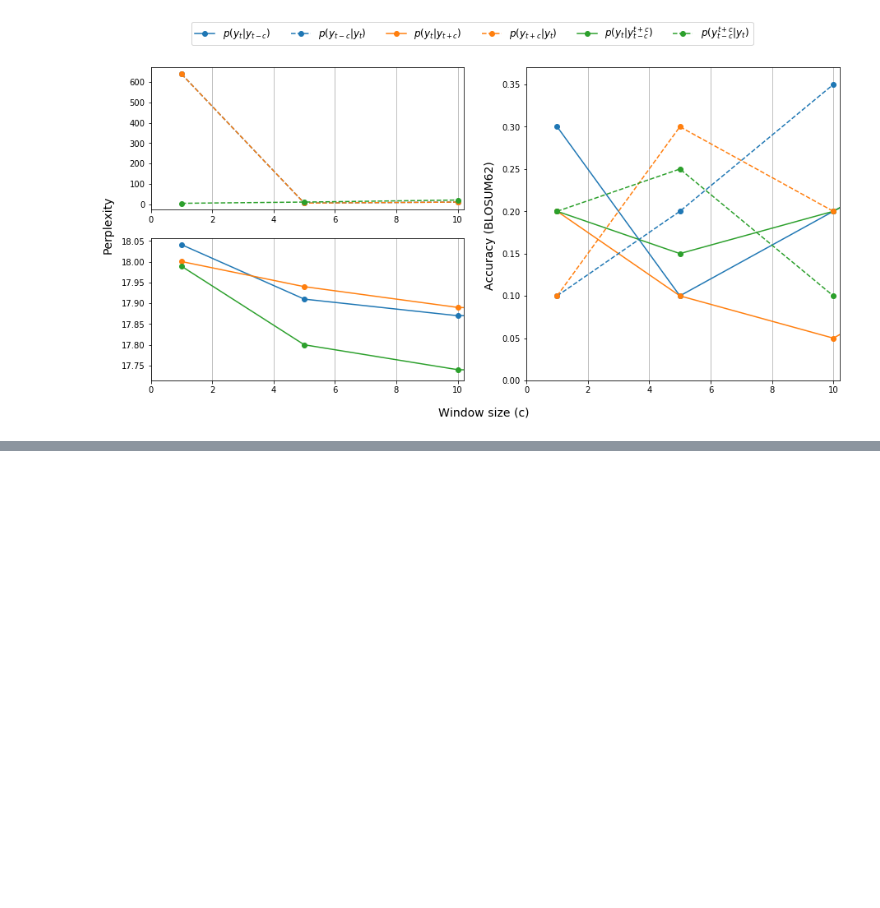
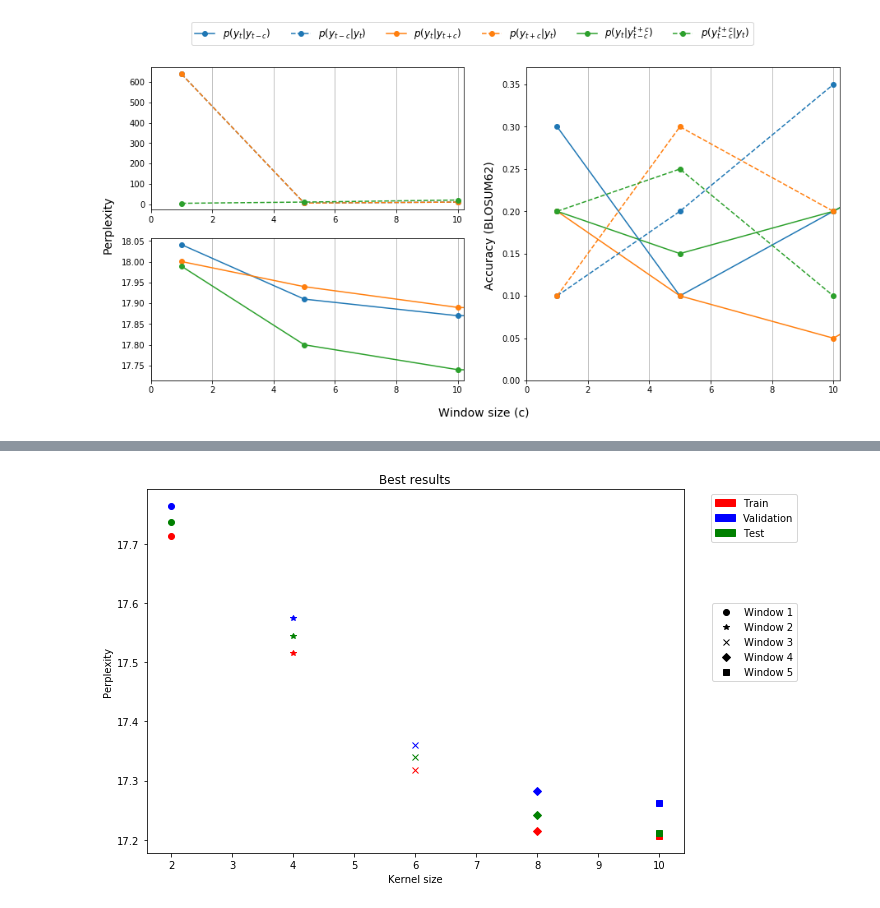
Before and after one commit to mari756h/The_unemployed_cells, a Jupyter notebook: notebooks/Visualize.ipynb, the cells around one changed output, grey strips where cells are left out. Saved outputs shown, nothing was run; the diff lists cells and outputs as text; code cells hidden in the pictures; blank space fills up the shorter version.

```diff
--- a/notebooks/Visualize.ipynb
+++ b/notebooks/Visualize.ipynb
@@ -123,0 +267,3 @@ plt.savefig(wkdir+'performances.pdf', dpi=1000)
+# %%
+df_cnn = pd.read_excel(wkdir+'results_loss_perp_acc.xlsx', sheet_name='cnn')
+df_cnn = df_cnn.dropna(how='all')
@@ -123,0 +272,3 @@ plt.savefig(wkdir+'performances.pdf', dpi=1000)
+# %%
+idx = df_cnn.groupby(['Window'])['Test Perplexity'].transform(min) == df_cnn['Test Perplexity']
+df_cnn_1 = df_cnn[idx]#.drop(20, axis=0)
@@ -123,0 +284,21 @@ plt.savefig(wkdir+'performances.pdf', dpi=1000)
+# %%
+fig = plt.figure(figsize=(10,6))
+ax = fig.add_subplot(111)
+
+for window, marker in window_symbols.items():
+    df_cnn_filter = df_cnn_1[(df_cnn.Window == window) & (df_cnn["Kernel size"] == window*2)]
+    ax.plot(df_cnn_filter['Kernel size'], df_cnn_filter['Train Perplexity'], marker, color=data_colors['Train'], label="Train")
+    ax.plot(df_cnn_filter['Kernel size'], df_cnn_filter['Val Perplexity'], marker, color=data_colors['Validation'], label="Validation")
+    ax.plot(df_cnn_filter['Kernel size'], df_cnn_filter['Test Perplexity'], marker, color=data_colors['Test'], label="Test")
+
+plt.xlabel('Kernel size')
+plt.ylabel('Perplexity')
+leg1=plt.legend(handles=color_legends, bbox_to_anchor=(1.22, 1))
+leg2=plt.legend(handles=window_legends, bbox_to_anchor=(1.22, 0.7))
+ax.add_artist(leg1)
+plt.title("Best results")
+plt.tight_layout()
+plt.savefig('../data/cnn_best.png')
+plt.show()
+# %% [output]
+[figure, added]
```
Also changed, not shown: parts of 20 cells of this notebook, 3 other files.
